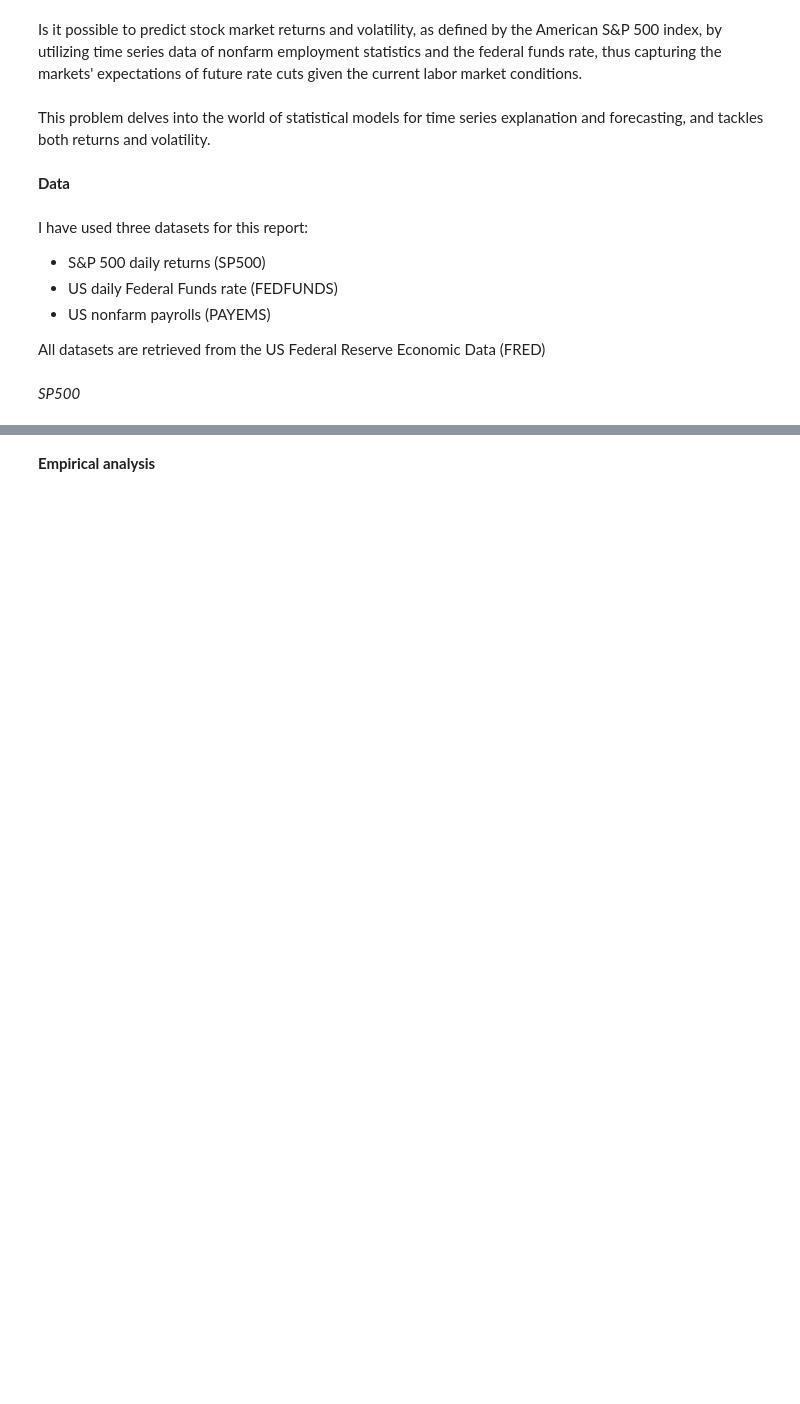
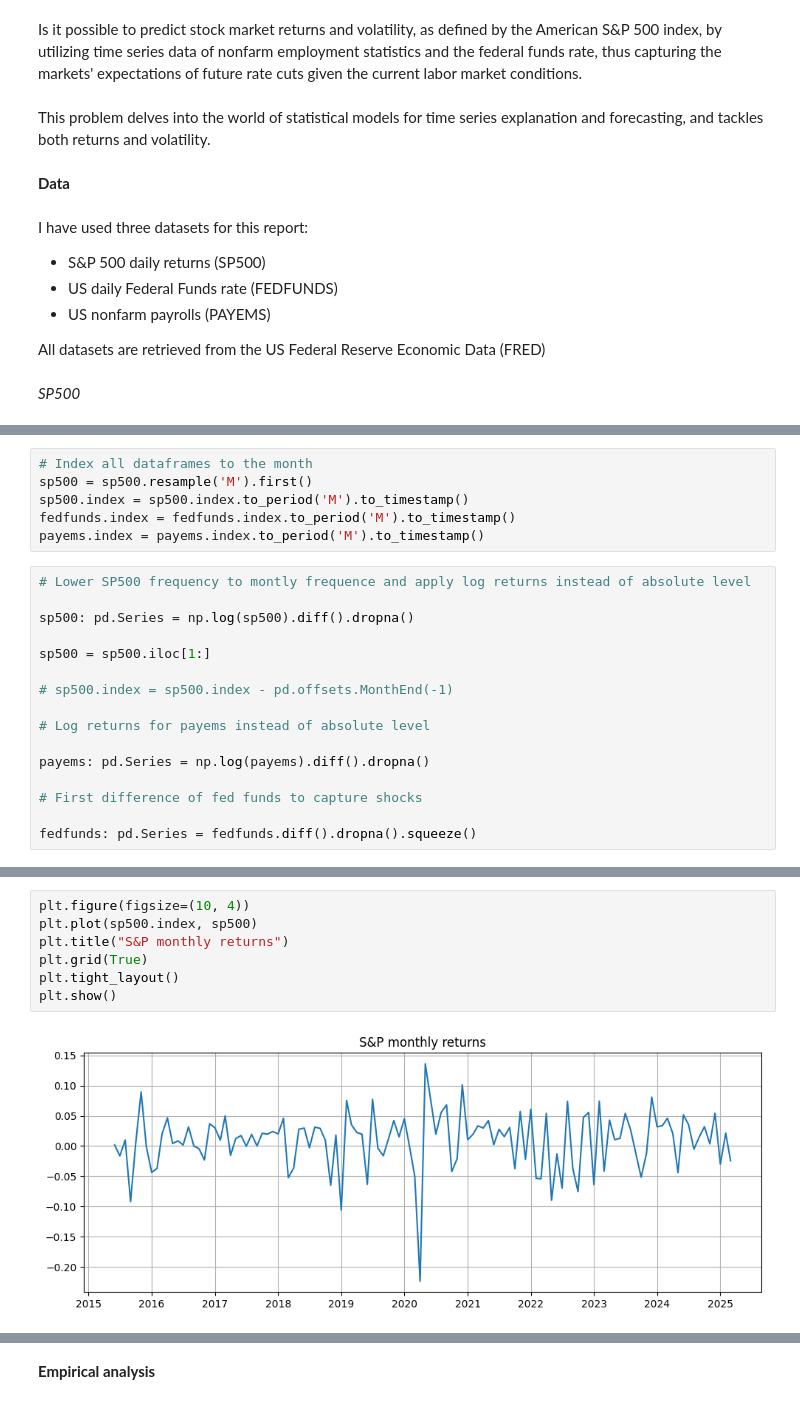
Before and after one commit to Bautz-Holter/sp500_fedfunds_payems, a Jupyter notebook: report.ipynb, the cells around one changed output, grey strips where cells are left out. Drawn from its saved outputs; the diff is of its cells as text; blank space fills up the shorter version.

```diff
--- a/report.ipynb
+++ b/report.ipynb
@@ -138,0 +180,22 @@ plt.show()
+# %%
+# Index all dataframes to the month
+sp500 = sp500.resample('M').first()
+sp500.index = sp500.index.to_period('M').to_timestamp()
+fedfunds.index = fedfunds.index.to_period('M').to_timestamp()
+payems.index = payems.index.to_period('M').to_timestamp()
+# %%
+# Lower SP500 frequency to montly frequence and apply log returns instead of absolute level
+
+sp500: pd.Series = np.log(sp500).diff().dropna()
+
+sp500 = sp500.iloc[1:]
+
+# sp500.index = sp500.index - pd.offsets.MonthEnd(-1)
+
+# Log returns for payems instead of absolute level
+
+payems: pd.Series = np.log(payems).diff().dropna()
+
+# First difference of fed funds to capture shocks
+
+fedfunds: pd.Series = fedfunds.diff().dropna().squeeze()
@@ -138,0 +210,9 @@ plt.show()
+# %%
+plt.figure(figsize=(10, 4))
+plt.plot(sp500.index, sp500)
+plt.title("S&P monthly returns")
+plt.grid(True)
+plt.tight_layout()
+plt.show()
+# %% [output]
+[figure, added]
```
Also changed, not shown: parts of 38 cells of this notebook.
